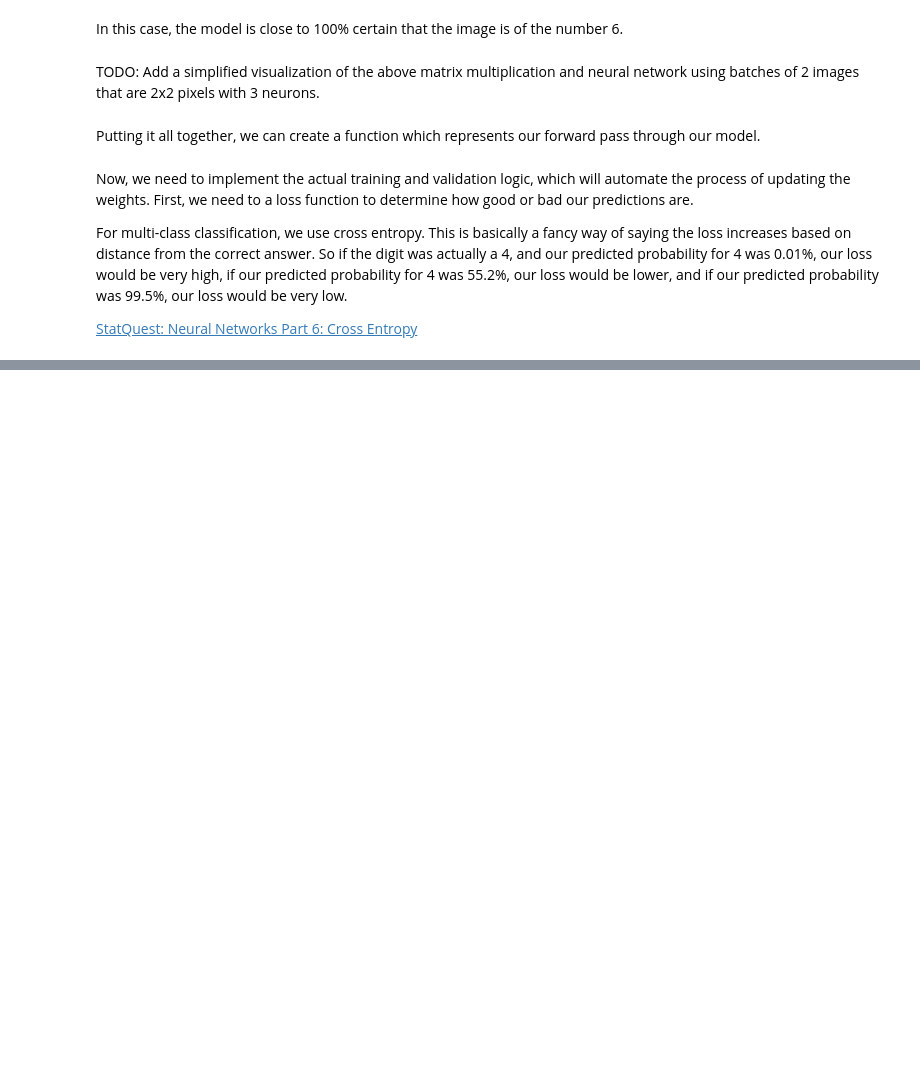
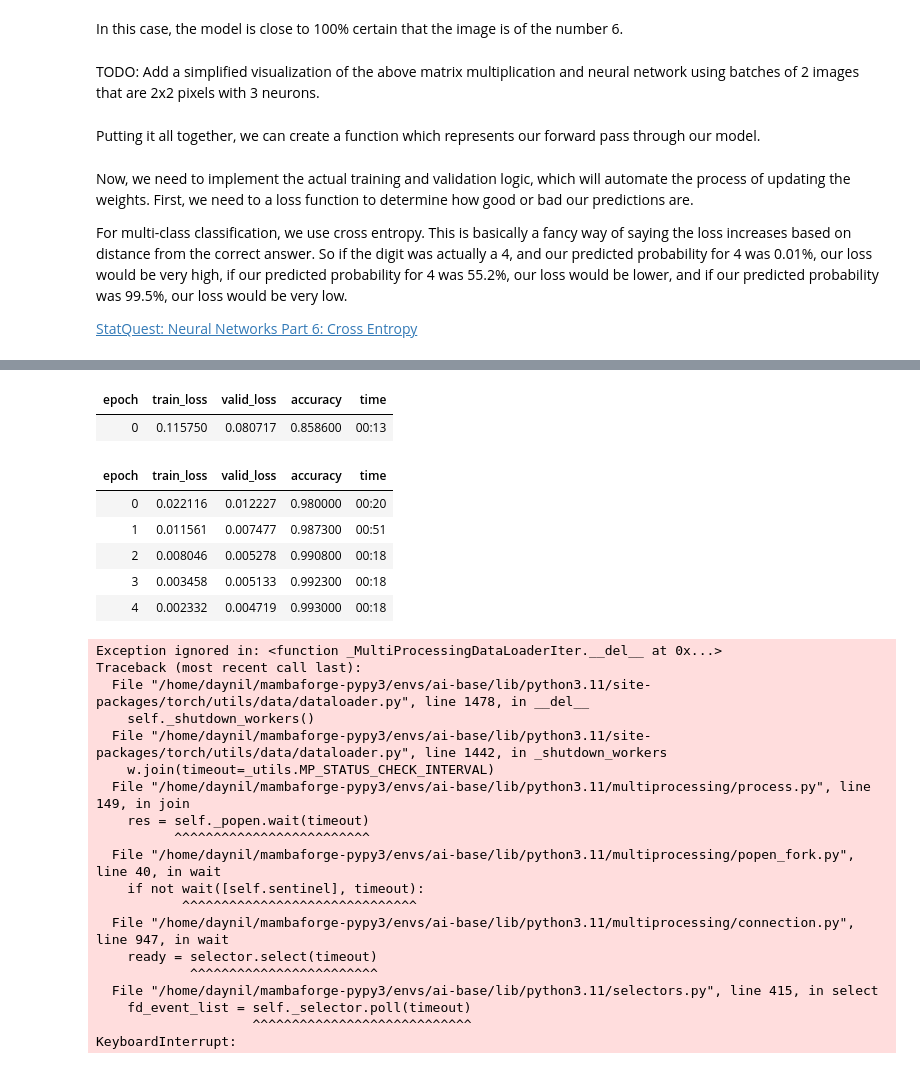
Before and after one commit to Daynil/course22, a Jupyter notebook: 04-mnist-3ways.ipynb, the cells around one changed output, grey strips where cells are left out. Drawn from its saved outputs; the diff is of its cells as text; code cells hidden in the pictures; blank space fills up the shorter version.

```diff
--- a/04-mnist-3ways.ipynb
+++ b/04-mnist-3ways.ipynb
@@ -307,0 +577,36 @@ plt.show()
+# %%
+epochs = 5
+
+learner = fai_vision.vision_learner(
+    dls, fai_vision.resnet18, metrics=accuracy
+)
+
+learner.fine_tune(epochs)
+# %% [output]
+| epoch | train_loss | valid_loss | accuracy | time |
+| 0 | 0.115750 | 0.080717 | 0.858600 | 00:13 |
+| epoch | train_loss | valid_loss | accuracy | time |
+| 0 | 0.022116 | 0.012227 | 0.980000 | 00:20 |
+| 1 | 0.011561 | 0.007477 | 0.987300 | 00:51 |
+| 2 | 0.008046 | 0.005278 | 0.990800 | 00:18 |
+| 3 | 0.003458 | 0.005133 | 0.992300 | 00:18 |
+| 4 | 0.002332 | 0.004719 | 0.993000 | 00:18 |
+Exception ignored in: <function _MultiProcessingDataLoaderIter.__del__ at 0x...>
+Traceback (most recent call last):
+  File "/home/daynil/mambaforge-pypy3/envs/ai-base/lib/python3.11/site-packages/torch/utils/data/dataloader.py", line 1478, in __del__
+    self._shutdown_workers()
+  File "/home/daynil/mambaforge-pypy3/envs/ai-base/lib/python3.11/site-packages/torch/utils/data/dataloader.py", line 1442, in _shutdown_workers
+    w.join(timeout=_utils.MP_STATUS_CHECK_INTERVAL)
+  File "/home/daynil/mambaforge-pypy3/envs/ai-base/lib/python3.11/multiprocessing/process.py", line 149, in join
+    res = self._popen.wait(timeout)
+          ^^^^^^^^^^^^^^^^^^^^^^^^^
+  File "/home/daynil/mambaforge-pypy3/envs/ai-base/lib/python3.11/multiprocessing/popen_fork.py", line 40, in wait
+    if not wait([self.sentinel], timeout):
+           ^^^^^^^^^^^^^^^^^^^^^^^^^^^^^^
+  File "/home/daynil/mambaforge-pypy3/envs/ai-base/lib/python3.11/multiprocessing/connection.py", line 947, in wait
+    ready = selector.select(timeout)
+            ^^^^^^^^^^^^^^^^^^^^^^^^
+  File "/home/daynil/mambaforge-pypy3/envs/ai-base/lib/python3.11/selectors.py", line 415, in select
+    fd_event_list = self._selector.poll(timeout)
+                    ^^^^^^^^^^^^^^^^^^^^^^^^^^^^
+KeyboardInterrupt:
```
Also changed, not shown: parts of 17 cells of this notebook, 1 other file.
